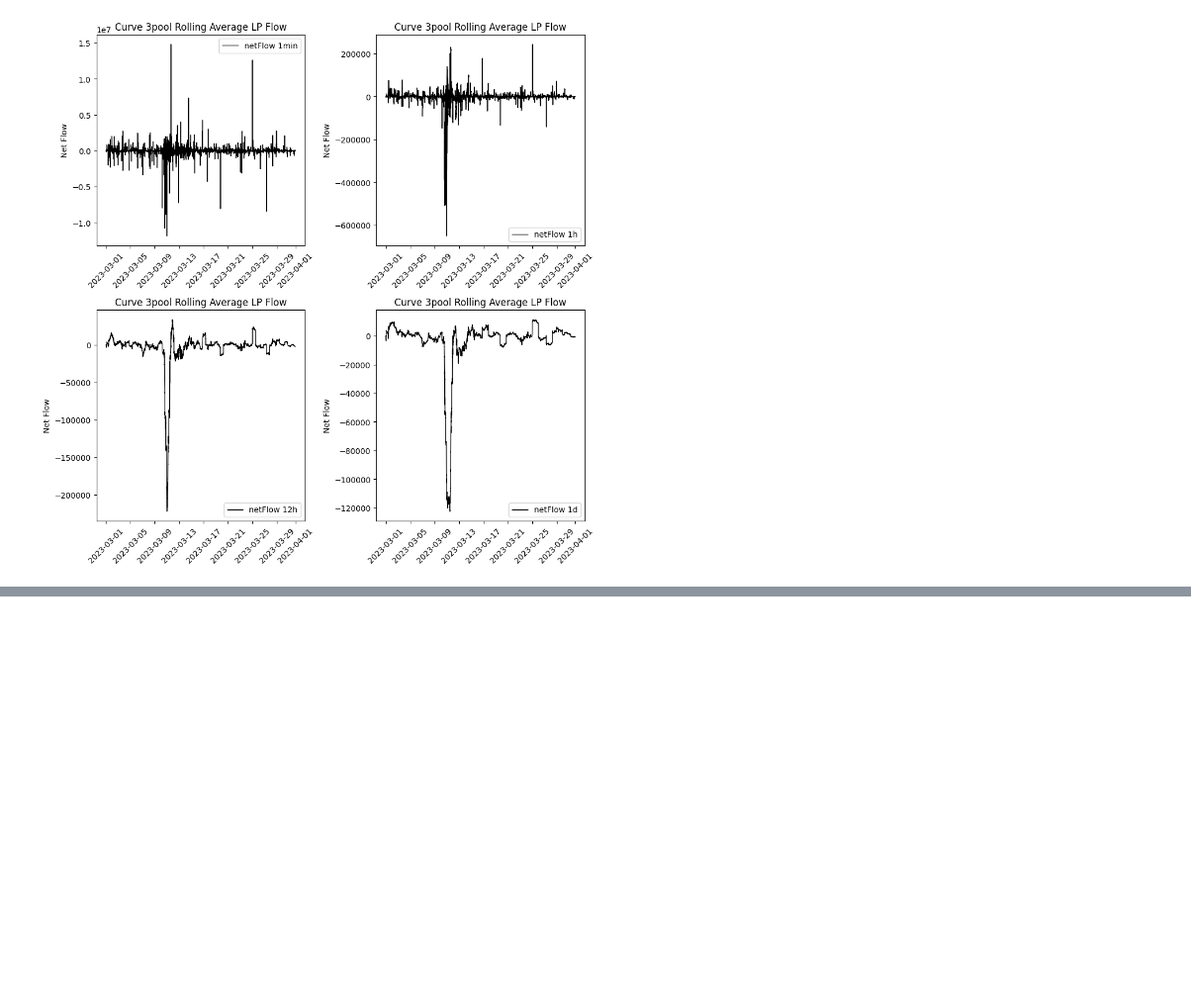
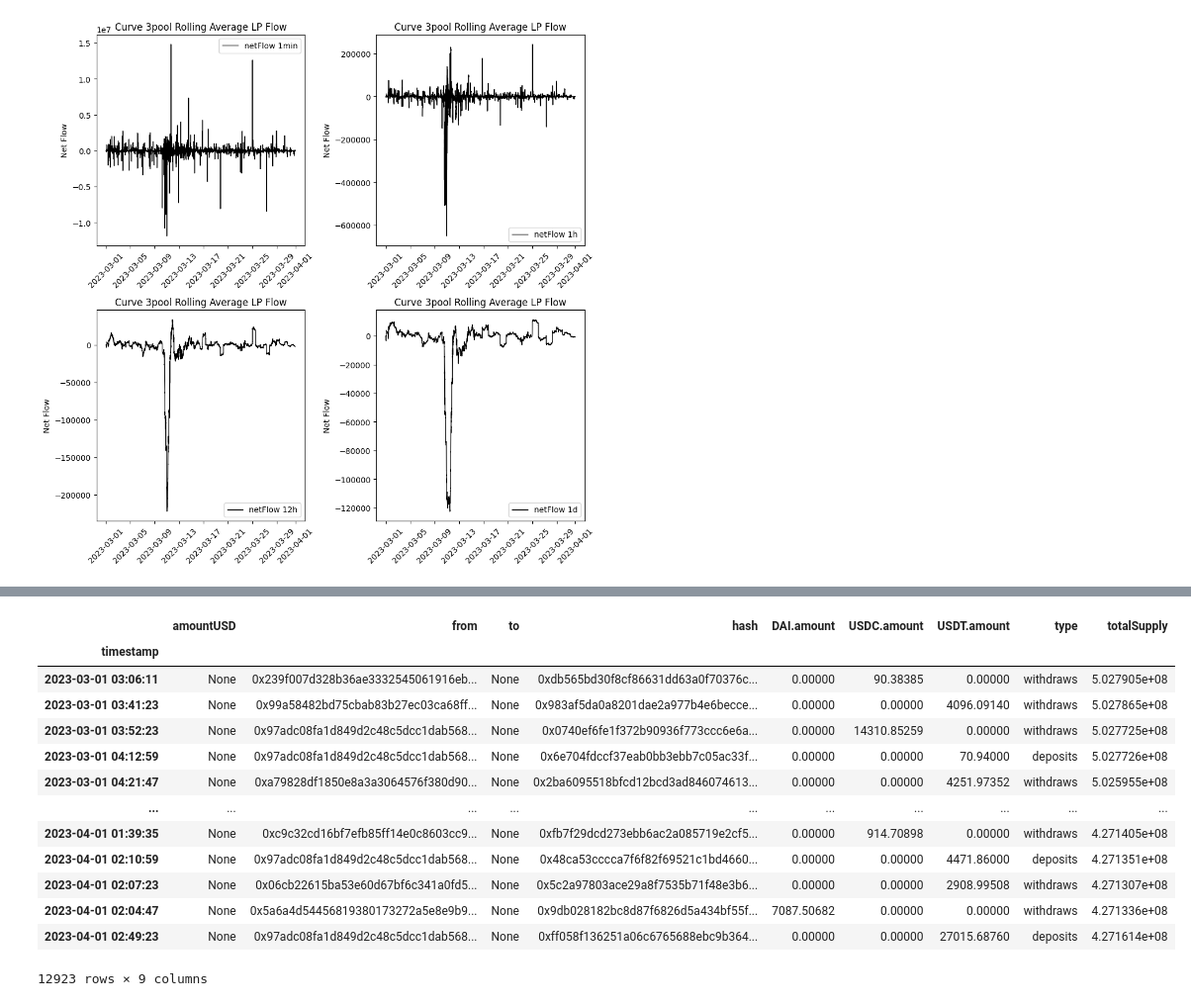
Before and after one commit to xenophonlabs/curve-lp-metrics, a Jupyter notebook: explore.ipynb, the cells around one changed output, grey strips where cells are left out. Shown at 99% size. Saved outputs shown, nothing was run; the diff lists cells and outputs as text; code cells hidden in the pictures; blank space fills up the shorter version.

```diff
--- a/explore.ipynb
+++ b/explore.ipynb
@@ -356,0 +350,17 @@ contract.functions.getRoundData(validRoundId).call()
+# %%
+df_lp_cvx[['amountUSD', 'from', 'to', 'hash', 'DAI.amount', 'USDC.amount', 'USDT.amount', 'type', 'totalSupply']]
+# %% [output]
+|  | amountUSD | from | to | hash | DAI.amount | USDC.amount | USDT.amount | type | totalSupply |
+| timestamp |  |  |  |  |  |  |  |  |  |
+| 2023-03-01 03:06:11 | None | 0x239f007d328b36ae3332545061916eb... | None | 0xdb565bd30f8cf86631dd63a0f70376c... | 0.00000 | 90.38385 | 0.00000 | withdraws | 5.027905e+08 |
+| 2023-03-01 03:41:23 | None | 0x99a58482bd75cbab83b27ec03ca68ff... | None | 0x983af5da0a8201dae2a977b4e6becce... | 0.00000 | 0.00000 | 4096.09140 | withdraws | 5.027865e+08 |
+| 2023-03-01 03:52:23 | None | 0x97adc08fa1d849d2c48c5dcc1dab568... | None | 0x0740ef6fe1f372b90936f773ccc6e6a... | 0.00000 | 14310.85259 | 0.00000 | withdraws | 5.027725e+08 |
+| 2023-03-01 04:12:59 | None | 0x97adc08fa1d849d2c48c5dcc1dab568... | None | 0x6e704fdccf37eab0bb3ebb7c05ac33f... | 0.00000 | 0.00000 | 70.94000 | deposits | 5.027726e+08 |
+| 2023-03-01 04:21:47 | None | 0xa79828df1850e8a3a3064576f380d90... | None | 0x2ba6095518bfcd12bcd3ad846074613... | 0.00000 | 0.00000 | 4251.97352 | withdraws | 5.025955e+08 |
+| ... | ... | ... | ... | ... | ... | ... | ... | ... | ... |
+| 2023-04-01 01:39:35 | None | 0xc9c32cd16bf7efb85ff14e0c8603cc9... | None | 0xfb7f29dcd273ebb6ac2a085719e2cf5... | 0.00000 | 914.70898 | 0.00000 | withdraws | 4.271405e+08 |
+| 2023-04-01 02:10:59 | None | 0x97adc08fa1d849d2c48c5dcc1dab568... | None | 0x48ca53cccca7f6f82f69521c1bd4660... | 0.00000 | 0.00000 | 4471.86000 | deposits | 4.271351e+08 |
+| 2023-04-01 02:07:23 | None | 0x06cb22615ba53e60d67bf6c341a0fd5... | None | 0x5c2a97803ace29a8f7535b71f48e3b6... | 0.00000 | 0.00000 | 2908.99508 | withdraws | 4.271307e+08 |
+| 2023-04-01 02:04:47 | None | 0x5a6a4d54456819380173272a5e8e9b9... | None | 0x9db028182bc8d87f6826d5a434bf55f... | 7087.50682 | 0.00000 | 0.00000 | withdraws | 4.271336e+08 |
+| 2023-04-01 02:49:23 | None | 0x97adc08fa1d849d2c48c5dcc1dab568... | None | 0xff058f136251a06c6765688ebc9b364... | 0.00000 | 0.00000 | 27015.68760 | deposits | 4.271614e+08 |
+12923 rows × 9 columns
```
Also changed, not shown: parts of 6 cells of this notebook, 4 other files.
